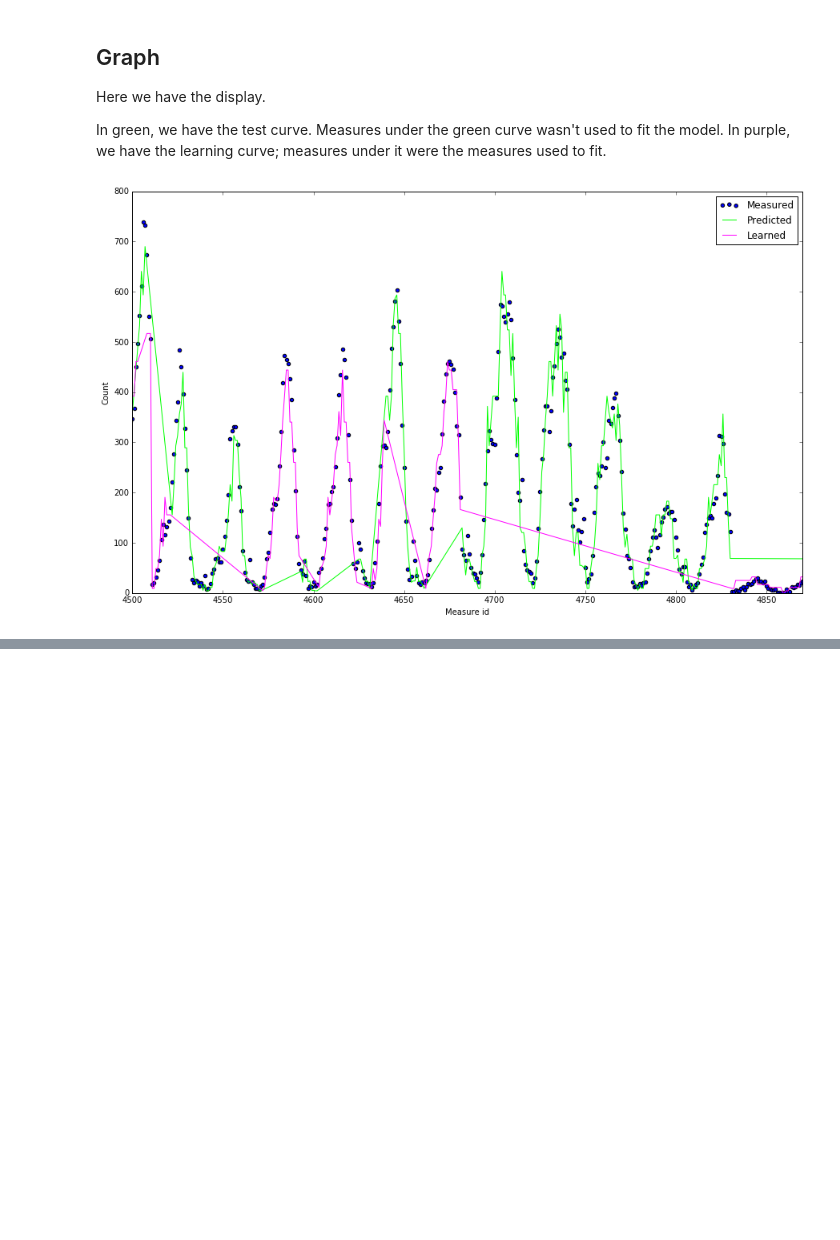
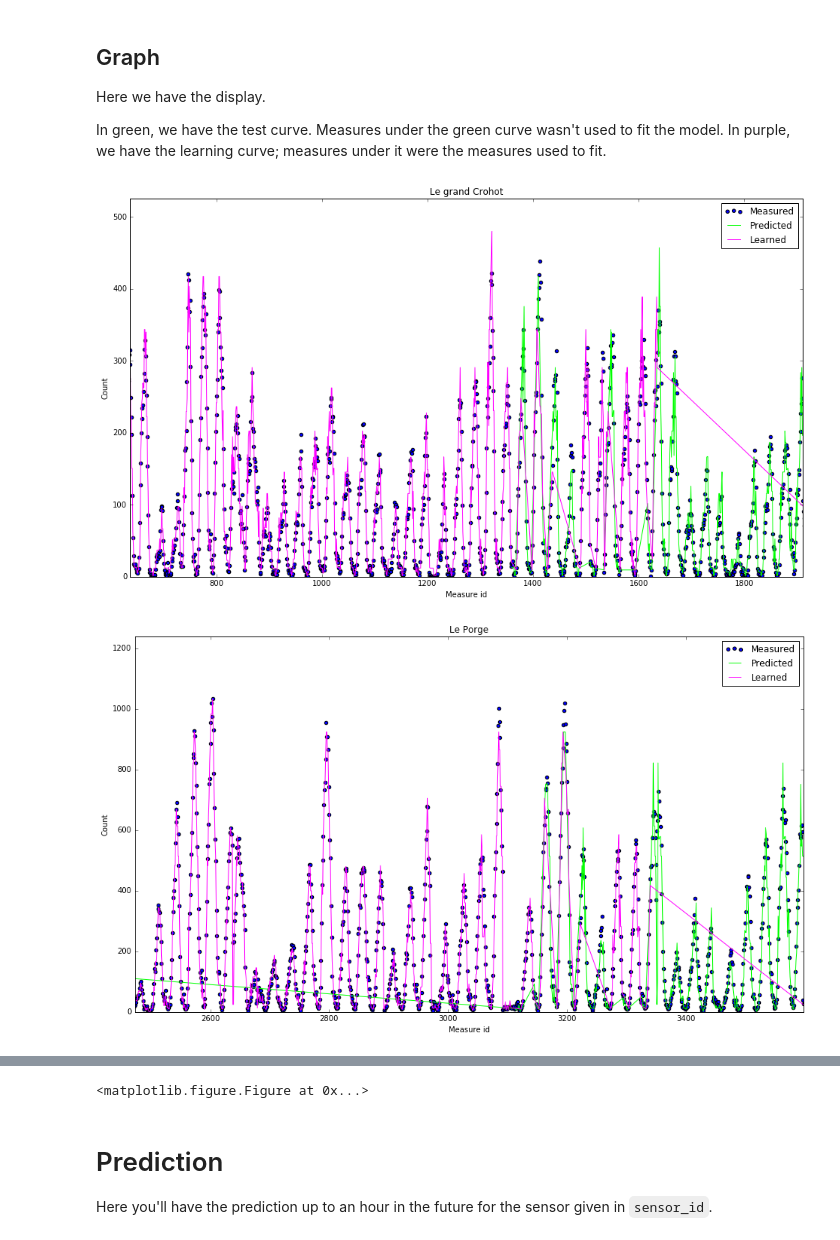
Before and after one commit to Asphahyre/gip, a Jupyter notebook: notebook/Short term model.ipynb, the cells around one changed output, grey strips where cells are left out. Saved outputs shown, nothing was run; the diff lists cells and outputs as text; code cells hidden in the pictures; blank space fills up the shorter version.

```diff
--- a/notebook/Short term model.ipynb
+++ b/notebook/Short term model.ipynb
@@ -175,8 +175,9 @@ future_X      = pd.DataFrame()
 future_y      = pd.DataFrame()
 predict_X     = pd.DataFrame()
 clf           = DecisionTreeRegressor(max_depth = 8)
+by_sensor     = {}
 
-plt.rcParams["figure.figsize"] = (15, 9)
+plt.rcParams["figure.figsize"] = (16, 9)
 # %% [markdown]
 ## Collecting data
 # %%
@@ -190,6 +191,7 @@ for place in places:
     X = X.append(df)
     y = y.append(df[["Nb_measured"]])
 
+    by_sensor[str(place["id"])] = df[["Nb_measured"]]
     future_X  = future_X.append(df[:len(df) * 4 / 6])
     future_y  = future_y.append(df[["Nb_measured"]][:len(df) * 4 / 6])
     predict_X = predict_X.append(df[len(df) * 4 / 6:])
@@ -252,16 +254,28 @@ Here we have the display.
 In green, we have the test curve. Measures under the green curve wasn't used to fit the model.
 In purple, we have the learning curve; measures under it were the measures used to fit.
 # %%
-measures = plt.scatter(map(lambda (i, j): i, enumerate(X.index)), y)
-#plt.plot(map(lambda (i, j): i, enumerate(predict_X.index)), predictions)
+last = 0
 
-predtd, = plt.plot(predicted.index, predictions, c = "#00ff00")
-learnd, = plt.plot(learned.index, learning, c = "#FF00ff")
+for place in places:
+    try:
+        cur = len(by_sensor[str(place['id'])])
+    except:
+        continue
 
-plt.axis([4500,4870,0,800])
-plt.legend([measures, predtd, learnd], ["Measured", "Predicted", "Learned"], loc = "best")
-plt.xlabel("Measure id")
-plt.ylabel("Count")
+    measures = plt.scatter(map(lambda (i, j): i, enumerate(X.index)), y)
+    #plt.plot(map(lambda (i, j): i, enumerate(predict_X.index)), predictions)
+
+    predtd, = plt.plot(predicted.index, predictions, c = "#00ff00")
+    learnd, = plt.plot(learned.index, learning, c = "#FF00ff")
+
+    plt.axis([last + cur / 3,last + cur, 0, max(y["Nb_measured"][int(last + cur / 3):last + cur]) * 1.2])
+    plt.legend([measures, predtd, learnd], ["Measured", "Predicted", "Learned"], loc = "best")
+    plt.xlabel("Measure id")
+    plt.ylabel("Count")
+    plt.title(place["name"])
+    plt.figure()
+    last = last + cur
 plt.show()
 # %% [output]
-[figure, old version]
+[figure, new version]
+[figure, added]
@@ -267,0 +285,5 @@ plt.show()
+<matplotlib.figure.Figure at 0x...>
+# %% [markdown]
+# Prediction
+
+Here you'll have the prediction up to an hour in the future for the sensor given in `sensor_id`.
```
Also changed, not shown: parts of 5 cells of this notebook.
